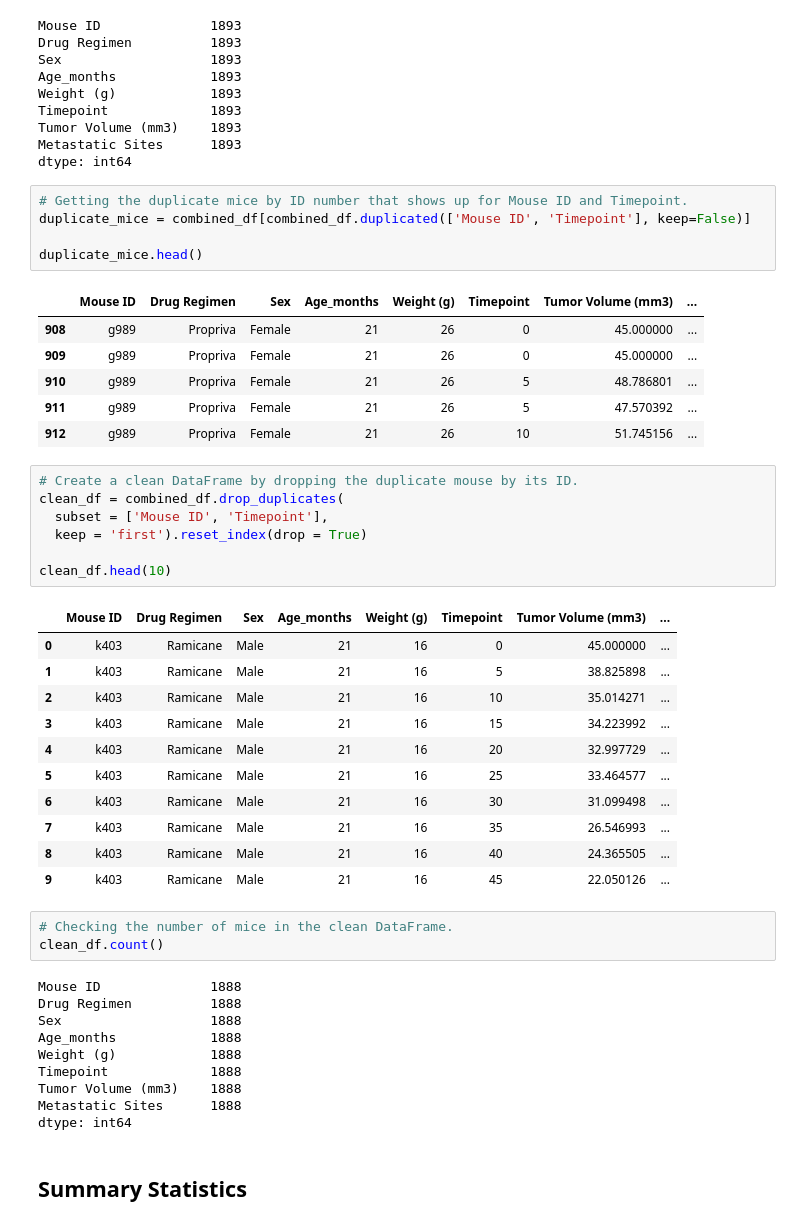
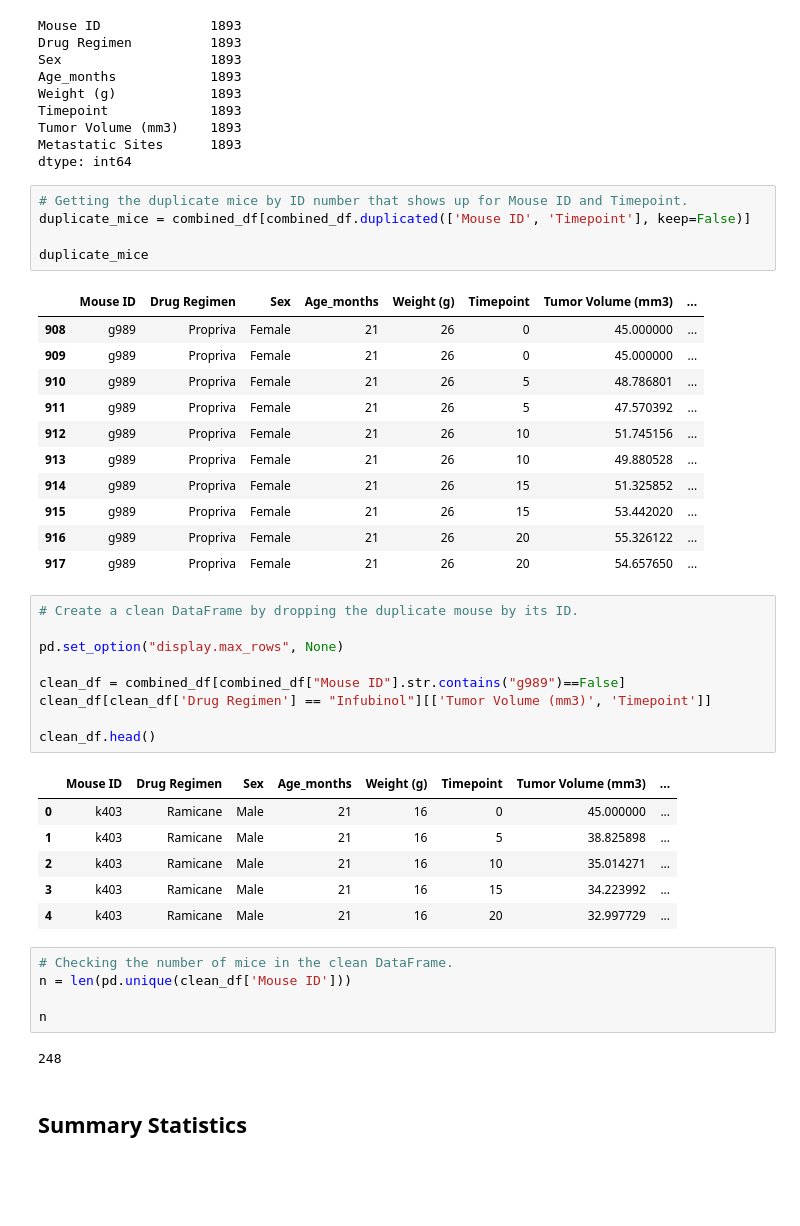
Before and after one commit to ahowellgates/Matplotlib-Challenge, a Jupyter notebook: matplotlib_gates.ipynb, the cells around one changed output. Cells and saved outputs as stored; diff of their text form; blank space fills up the shorter version.

```diff
--- a/matplotlib_gates.ipynb
+++ b/matplotlib_gates.ipynb
@@ -44,22 +44,29 @@ dtype: int64
 # %%
 # Getting the duplicate mice by ID number that shows up for Mouse ID and Timepoint.
 duplicate_mice = combined_df[combined_df.duplicated(['Mouse ID', 'Timepoint'], keep=False)]
 
-duplicate_mice.head()
+duplicate_mice
 # %% [output]
 |  | Mouse ID | Drug Regimen | Sex | Age_months | Weight (g) | Timepoint | Tumor Volume (mm3) | ... |
 | 908 | g989 | Propriva | Female | 21 | 26 | 0 | 45.000000 | ... |
 | 909 | g989 | Propriva | Female | 21 | 26 | 0 | 45.000000 | ... |
 | 910 | g989 | Propriva | Female | 21 | 26 | 5 | 48.786801 | ... |
 | 911 | g989 | Propriva | Female | 21 | 26 | 5 | 47.570392 | ... |
 | 912 | g989 | Propriva | Female | 21 | 26 | 10 | 51.745156 | ... |
+| 913 | g989 | Propriva | Female | 21 | 26 | 10 | 49.880528 | ... |
+| 914 | g989 | Propriva | Female | 21 | 26 | 15 | 51.325852 | ... |
+| 915 | g989 | Propriva | Female | 21 | 26 | 15 | 53.442020 | ... |
+| 916 | g989 | Propriva | Female | 21 | 26 | 20 | 55.326122 | ... |
+| 917 | g989 | Propriva | Female | 21 | 26 | 20 | 54.657650 | ... |
 # %%
 # Create a clean DataFrame by dropping the duplicate mouse by its ID.
-clean_df = combined_df.drop_duplicates(
-  subset = ['Mouse ID', 'Timepoint'],
-  keep = 'first').reset_index(drop = True)
 
-clean_df.head(10)
+pd.set_option("display.max_rows", None)
+
+clean_df = combined_df[combined_df["Mouse ID"].str.contains("g989")==False]
+clean_df[clean_df['Drug Regimen'] == "Infubinol"][['Tumor Volume (mm3)', 'Timepoint']]
+
+clean_df.head()
 # %% [output]
 |  | Mouse ID | Drug Regimen | Sex | Age_months | Weight (g) | Timepoint | Tumor Volume (mm3) | ... |
 | 0 | k403 | Ramicane | Male | 21 | 16 | 0 | 45.000000 | ... |
@@ -67,24 +74,13 @@ clean_df.head(10)
 | 2 | k403 | Ramicane | Male | 21 | 16 | 10 | 35.014271 | ... |
 | 3 | k403 | Ramicane | Male | 21 | 16 | 15 | 34.223992 | ... |
 | 4 | k403 | Ramicane | Male | 21 | 16 | 20 | 32.997729 | ... |
-| 5 | k403 | Ramicane | Male | 21 | 16 | 25 | 33.464577 | ... |
-| 6 | k403 | Ramicane | Male | 21 | 16 | 30 | 31.099498 | ... |
-| 7 | k403 | Ramicane | Male | 21 | 16 | 35 | 26.546993 | ... |
-| 8 | k403 | Ramicane | Male | 21 | 16 | 40 | 24.365505 | ... |
-| 9 | k403 | Ramicane | Male | 21 | 16 | 45 | 22.050126 | ... |
 # %%
 # Checking the number of mice in the clean DataFrame.
-clean_df.count()
+n = len(pd.unique(clean_df['Mouse ID']))
+
+n
 # %% [output]
-Mouse ID              1888
-Drug Regimen          1888
-Sex                   1888
-Age_months            1888
-Weight (g)            1888
-Timepoint             1888
-Tumor Volume (mm3)    1888
-Metastatic Sites      1888
-dtype: int64
+248
 # %% [markdown]
 ## Summary Statistics
 # %%
```
Also changed, not shown: parts of 16 cells of this notebook.
